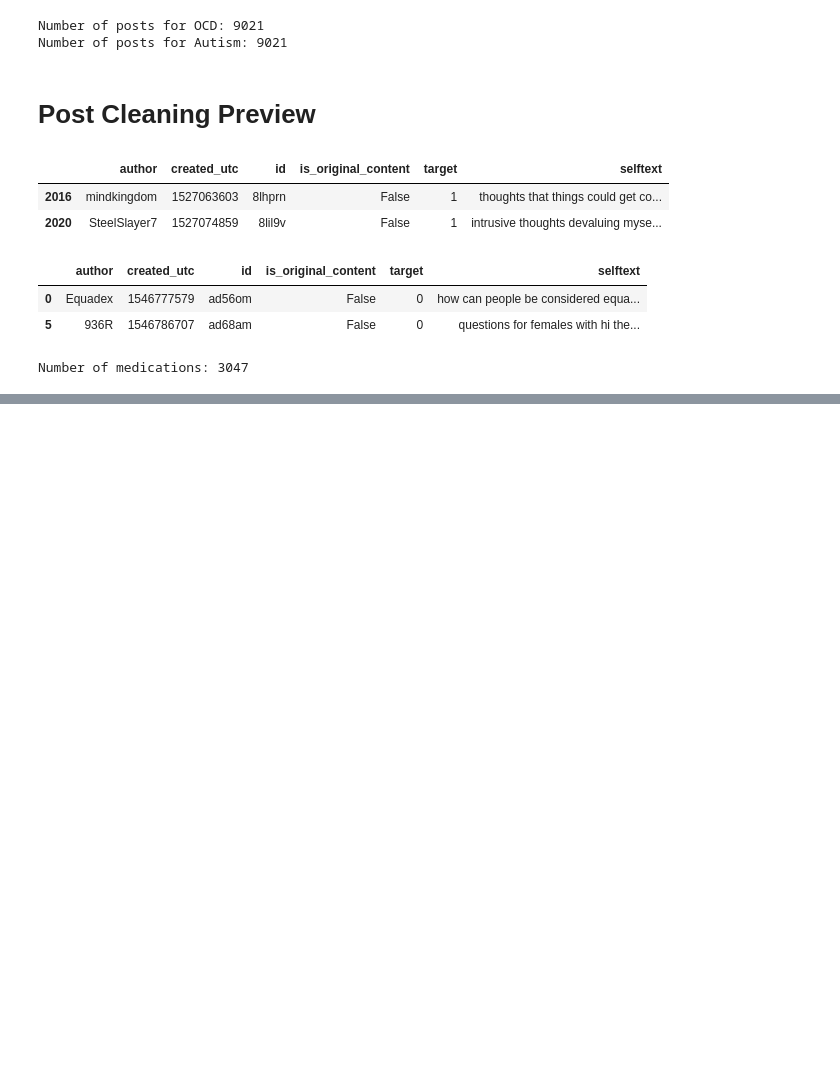
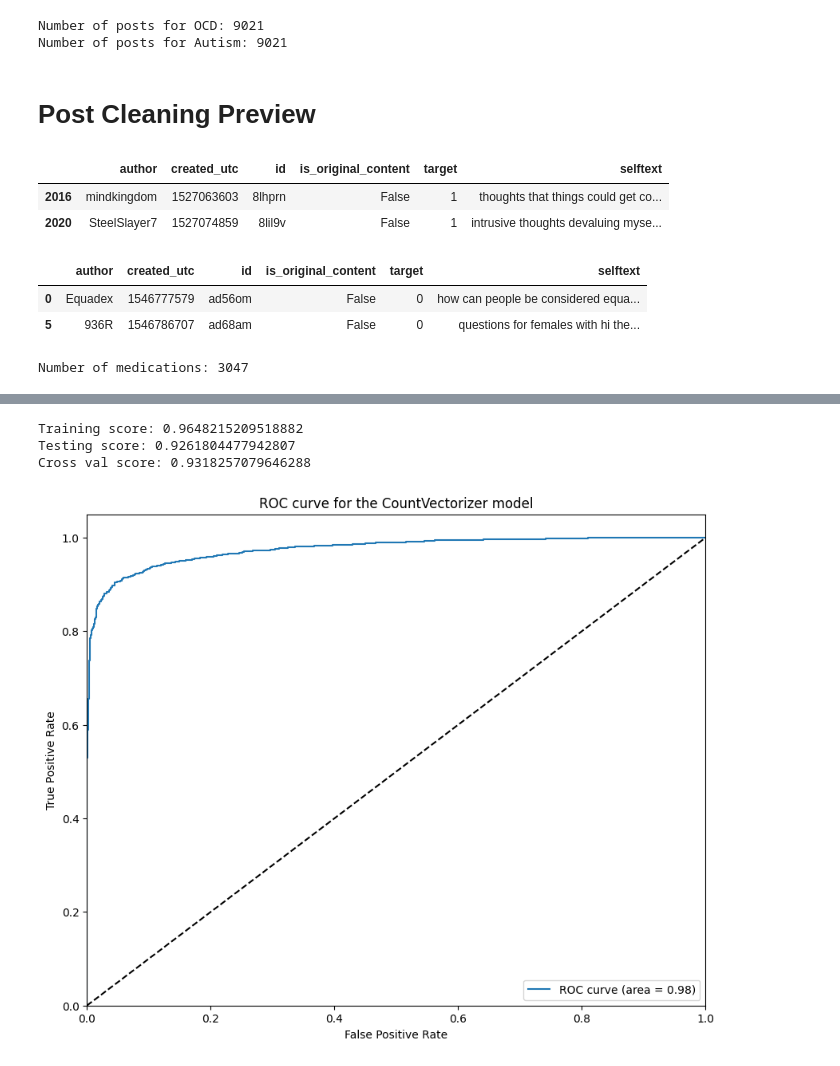
Before and after one commit to grahamwaters/Reddit-NLP-Analysis, a Jupyter notebook: notebooks/final_report.ipynb, the cells around one changed output, grey strips where cells are left out. Cells and saved outputs as stored; diff of their text form; code cells hidden in the pictures; blank space fills up the shorter version.

```diff
--- a/notebooks/final_report.ipynb
+++ b/notebooks/final_report.ipynb
@@ -528,0 +445,10 @@ Error:
+# %%
+# read the file into a dataframe
+df_reddit = pd.read_csv('../data/cleaned_reddit.csv')
+# remove any rows that have a null value in the selftext column
+df_reddit = df_reddit.dropna(subset=['selftext'])
+# reset the index
+df_reddit = df_reddit.reset_index(drop=True)
+# check the dimensions of the dataframe
+print(f'Dimensions of the dataframe: {df_reddit.shape}')
+df_reddit.head(5)
@@ -528,0 +475,53 @@ Error:
+# %%
+# Instantiate a CountVectorizer object
+cvec = CountVectorizer(stop_words='english', max_features=1000)
+# Fit the CountVectorizer object to the data
+cvec.fit(df_reddit['selftext'])
+# Transform the data using the fitted CountVectorizer object
+cvec_data = cvec.transform(df_reddit['selftext'])
+# Convert the cvec_data to a dataframe
+cvec_df = pd.DataFrame(cvec_data.toarray(), columns=cvec.get_feature_names())
+# Add the subreddit column to the dataframe
+cvec_df['subreddit'] = df_reddit['target']
+
+# use the cvec dataframe in a regression model
+# create the X and y variables
+X = cvec_df.drop(columns='subreddit')
+y = cvec_df['subreddit']
+# split the data into training and testing sets
+X_train, X_test, y_train, y_test = train_test_split(X, y, random_state=42)
+# instantiate the model
+logreg_cvec = LogisticRegression()
+# fit the model
+logreg_cvec.fit(X_train, y_train)
+# score the model
+print(f'Training score: {logreg_cvec.score(X_train, y_train)}')
+print(f'Testing score: {logreg_cvec.score(X_test, y_test)}')
+print(f'Cross val score: {cross_val_score(logreg_cvec, X, y, cv=5).mean()}')
+# ROC curve for the CountVectorizer model
+# predict the probabilities
+y_pred_proba = logreg_cvec.predict_proba(X_test)[:,1]
+# calculate the false positive rate and true positive rate
+fpr, tpr, thresholds = roc_curve(y_test, y_pred_proba)
+# calculate the area under the curve
+roc_auc = auc(fpr, tpr)
+# plot the ROC curve
+plt.figure(figsize=(10,8))
+plt.plot(fpr, tpr, label=f'ROC curve (area = {roc_auc:.2f})')
+plt.plot([0, 1], [0, 1], 'k--')
+plt.xlim([0.0, 1.0])
+plt.ylim([0.0, 1.05])
+plt.xlabel('False Positive Rate')
+plt.ylabel('True Positive Rate')
+plt.title('ROC curve for the CountVectorizer model')
+plt.legend(loc="lower right")
+# save the model
+pickle.dump(logreg_cvec, open('../models/logreg_cvec.pkl', 'wb'))
+# save the plot to a file
+plt.savefig('../images/roc_curve_cvec.png')
+plt.show();
+# %% [output]
+Training score: 0.9648215209518882
+Testing score: 0.9261804477942807
+Cross val score: 0.9318257079646288
+[figure, added]
```
Also changed, not shown: parts of 18 cells of this notebook, 7 other files.
